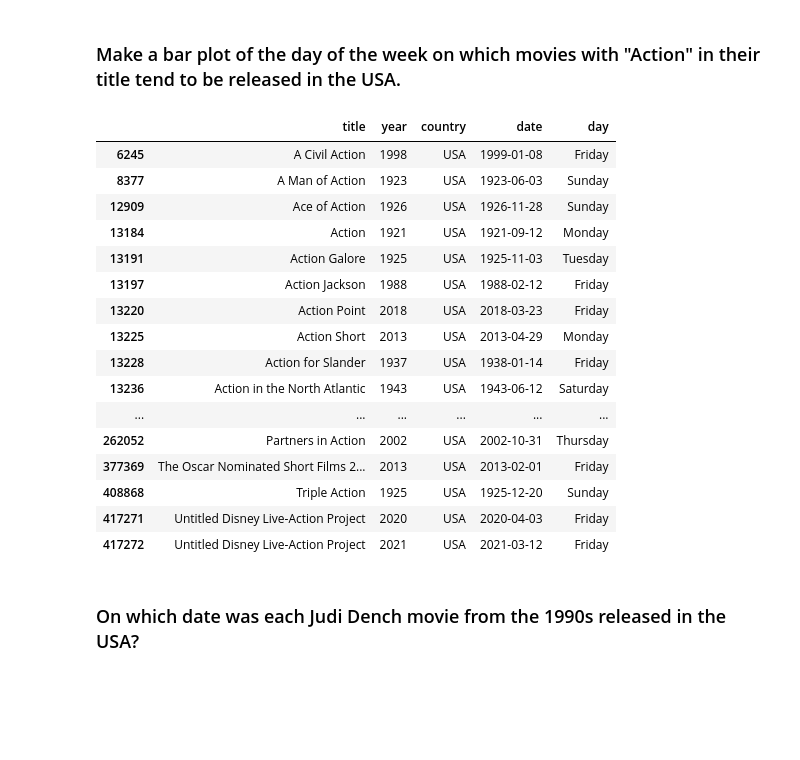
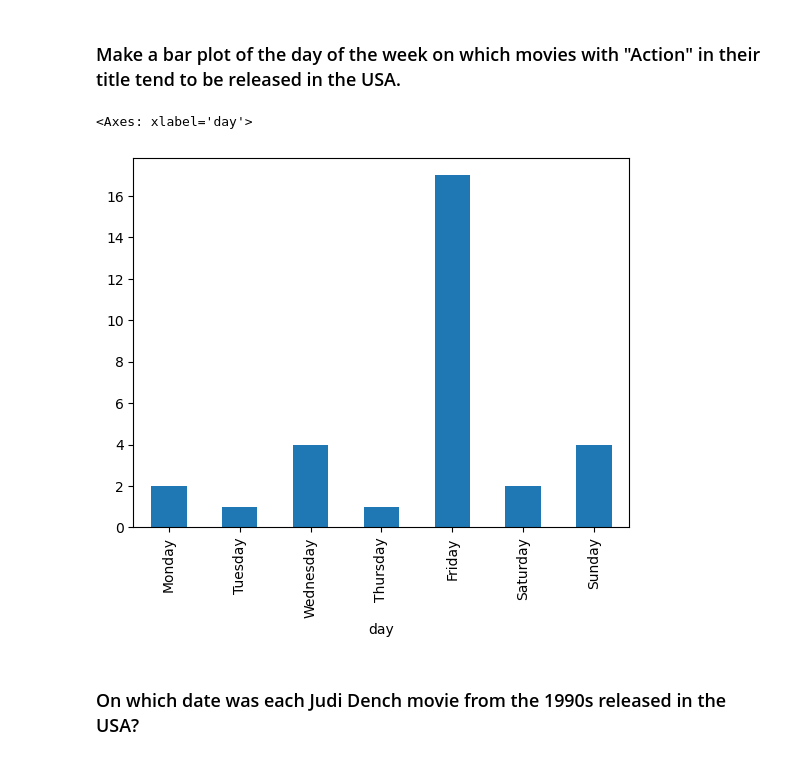
Before and after one commit to valwee77/pycon-pandas-tutorial, a Jupyter notebook: Exercises-5.ipynb, the cells around one changed output. Cells and saved outputs as stored; diff of their text form; code cells hidden in the pictures; blank space fills up the shorter version.

```diff
--- a/Exercises-5.ipynb
+++ b/Exercises-5.ipynb
@@ -77,28 +77,14 @@ r.plot(kind='bar',title='Romdance moviews released by day of the week')
 # %%
 r = release_dates
 r = r[(r.country=='USA') & (r.title.str.contains('Action'))].copy()
 
 day_order = ['Monday','Tuesday','Wednesday','Thursday','Friday','Saturday','Sunday']
 
 r['day'] = r.date.dt.day_name()
-r =
+r = r.groupby('day').size().reindex(day_order)
+r.plot(kind='bar')
 # %% [output]
-|  | title | year | country | date | day |
-| 6245 | A Civil Action | 1998 | USA | 1999-01-08 | Friday |
-| 8377 | A Man of Action | 1923 | USA | 1923-06-03 | Sunday |
-| 12909 | Ace of Action | 1926 | USA | 1926-11-28 | Sunday |
-| 13184 | Action | 1921 | USA | 1921-09-12 | Monday |
-| 13191 | Action Galore | 1925 | USA | 1925-11-03 | Tuesday |
-| 13197 | Action Jackson | 1988 | USA | 1988-02-12 | Friday |
-| 13220 | Action Point | 2018 | USA | 2018-03-23 | Friday |
-| 13225 | Action Short | 2013 | USA | 2013-04-29 | Monday |
-| 13228 | Action for Slander | 1937 | USA | 1938-01-14 | Friday |
-| 13236 | Action in the North Atlantic | 1943 | USA | 1943-06-12 | Saturday |
-| ... | ... | ... | ... | ... | ... |
-| 262052 | Partners in Action | 2002 | USA | 2002-10-31 | Thursday |
-| 377369 | The Oscar Nominated Short Films 2... | 2013 | USA | 2013-02-01 | Friday |
-| 408868 | Triple Action | 1925 | USA | 1925-12-20 | Sunday |
-| 417271 | Untitled Disney Live-Action Project | 2020 | USA | 2020-04-03 | Friday |
-| 417272 | Untitled Disney Live-Action Project | 2021 | USA | 2021-03-12 | Friday |
+<Axes: xlabel='day'>
+[figure, added]
 # %% [markdown]
 ### On which date was each Judi Dench movie from the 1990s released in the USA?
```
Also changed, not shown: parts of 3 cells of this notebook.
